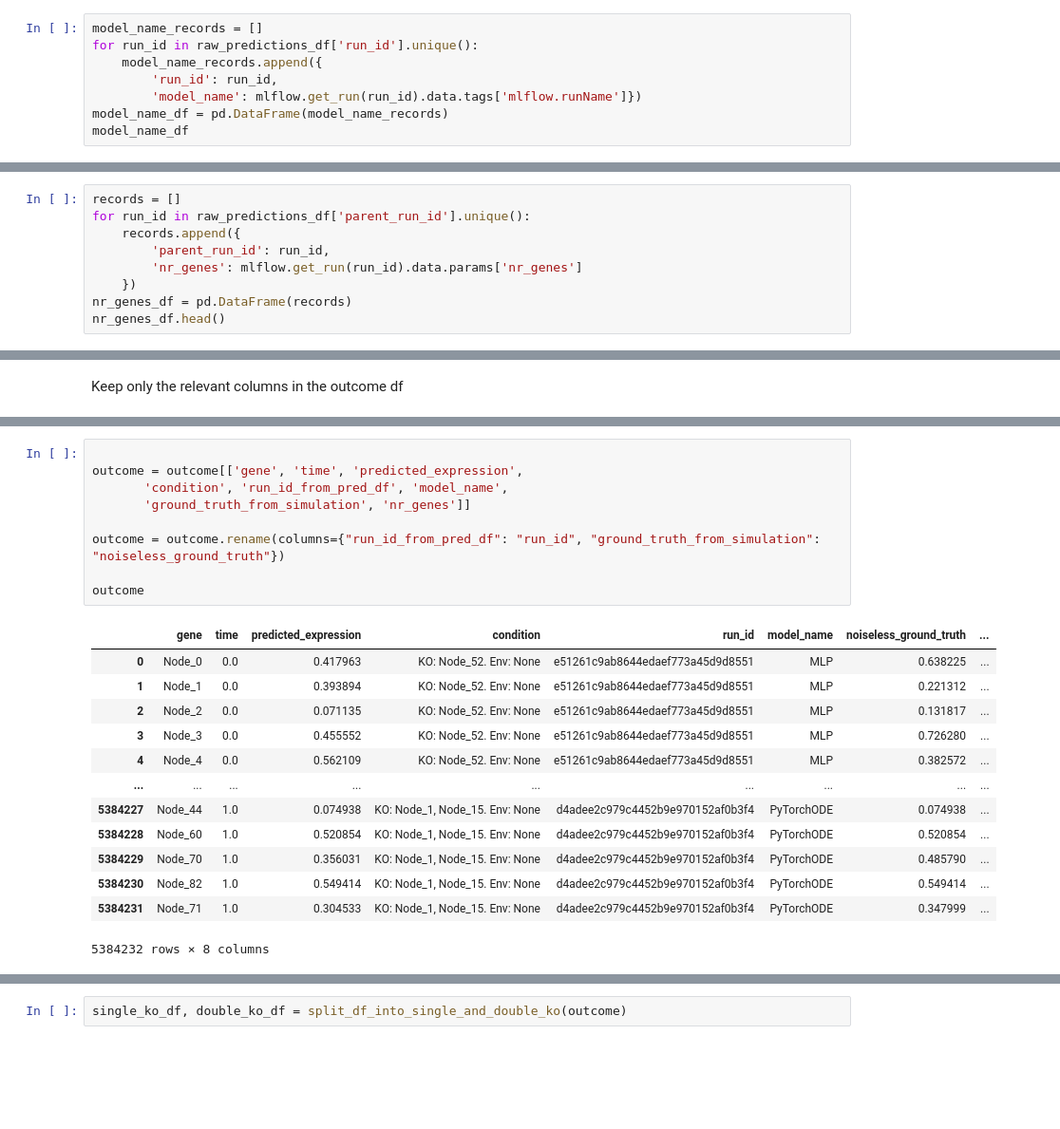
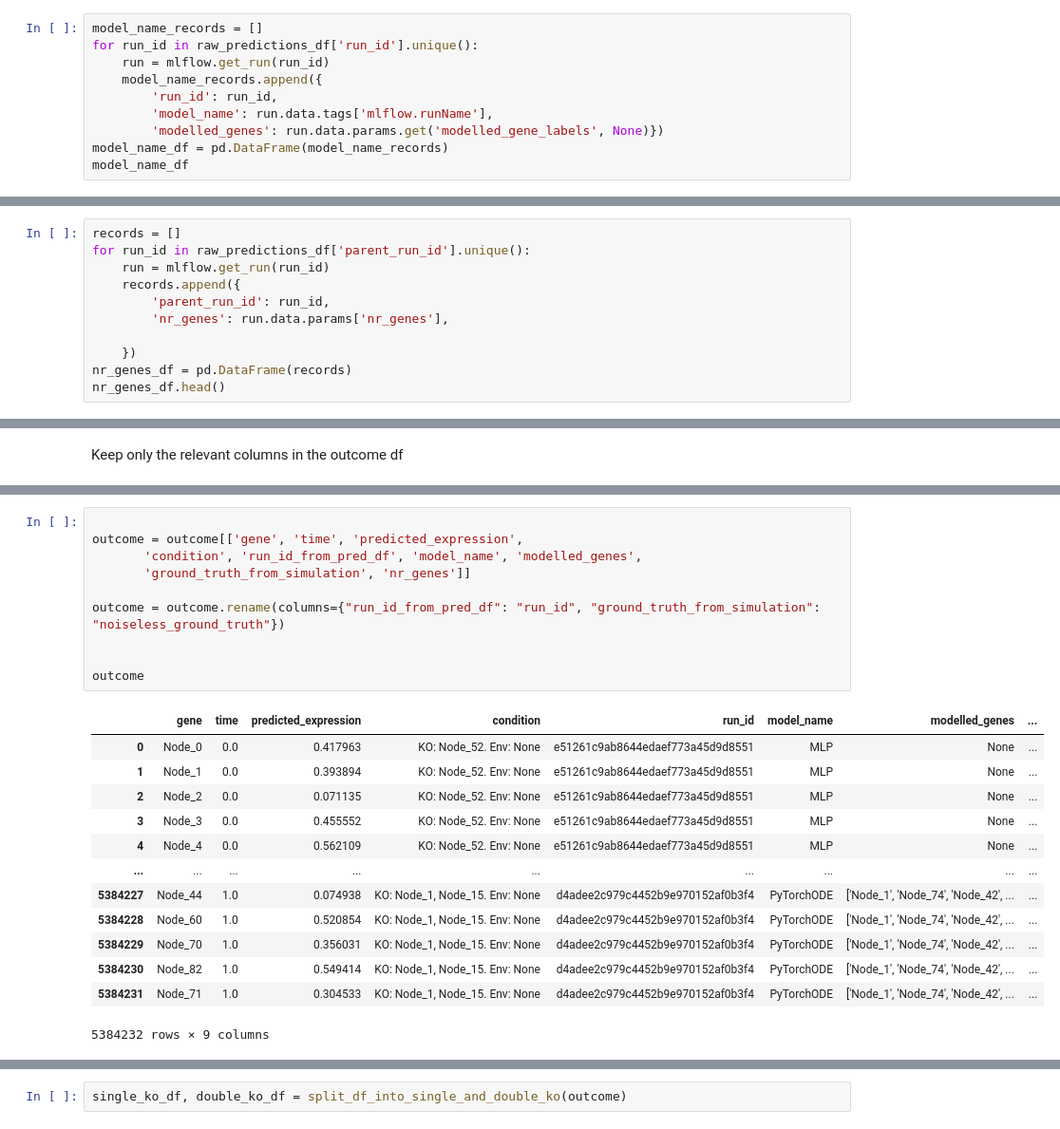
Before and after one commit to CropXR/HALCYON, a Jupyter notebook: notebooks/03_loading_and_plotting_from_mlflow_for_different_MM_sizes.ipynb, the cells around one changed output, grey strips where cells are left out. Shown at 95% size. Drawn from its saved outputs; the diff is of its cells as text; blank space fills up the shorter version.

```diff
--- a/notebooks/03_loading_and_plotting_from_mlflow_for_different_MM_sizes.ipynb
+++ b/notebooks/03_loading_and_plotting_from_mlflow_for_different_MM_sizes.ipynb
@@ -92,9 +92,11 @@ raw_predictions_df.head()
 # %%
 model_name_records = []
 for run_id in raw_predictions_df['run_id'].unique():
+    run = mlflow.get_run(run_id)
     model_name_records.append({
         'run_id': run_id,
-        'model_name': mlflow.get_run(run_id).data.tags['mlflow.runName']})
+        'model_name': run.data.tags['mlflow.runName'],
+        'modelled_genes': run.data.params.get('modelled_gene_labels', None)})
 model_name_df = pd.DataFrame(model_name_records)
 model_name_df
 # %% [output]
@@ -122,9 +124,11 @@ Add number of genes
 # %%
 records = []
 for run_id in raw_predictions_df['parent_run_id'].unique():
+    run = mlflow.get_run(run_id)
     records.append({
         'parent_run_id': run_id,
-        'nr_genes': mlflow.get_run(run_id).data.params['nr_genes']
+        'nr_genes': run.data.params['nr_genes'],
+
     })
 nr_genes_df = pd.DataFrame(records)
 nr_genes_df.head()
@@ -256,23 +246,24 @@ outcome
 # %%
 
 outcome = outcome[['gene', 'time', 'predicted_expression',
-       'condition', 'run_id_from_pred_df', 'model_name',
+       'condition', 'run_id_from_pred_df', 'model_name', 'modelled_genes',
        'ground_truth_from_simulation', 'nr_genes']]
 
 outcome = outcome.rename(columns={"run_id_from_pred_df": "run_id", "ground_truth_from_simulation": "noiseless_ground_truth"})
 
+
 outcome
 # %% [output]
-|  | gene | time | predicted_expression | condition | run_id | model_name | noiseless_ground_truth | ... |
-| 0 | Node_0 | 0.0 | 0.417963 | KO: Node_52. Env: None | e51261c9ab8644edaef773a45d9d8551 | MLP | 0.638225 | ... |
-| 1 | Node_1 | 0.0 | 0.393894 | KO: Node_52. Env: None | e51261c9ab8644edaef773a45d9d8551 | MLP | 0.221312 | ... |
-| 2 | Node_2 | 0.0 | 0.071135 | KO: Node_52. Env: None | e51261c9ab8644edaef773a45d9d8551 | MLP | 0.131817 | ... |
-| 3 | Node_3 | 0.0 | 0.455552 | KO: Node_52. Env: None | e51261c9ab8644edaef773a45d9d8551 | MLP | 0.726280 | ... |
-| 4 | Node_4 | 0.0 | 0.562109 | KO: Node_52. Env: None | e51261c9ab8644edaef773a45d9d8551 | MLP | 0.382572 | ... |
+|  | gene | time | predicted_expression | condition | run_id | model_name | modelled_genes | ... |
+| 0 | Node_0 | 0.0 | 0.417963 | KO: Node_52. Env: None | e51261c9ab8644edaef773a45d9d8551 | MLP | None | ... |
+| 1 | Node_1 | 0.0 | 0.393894 | KO: Node_52. Env: None | e51261c9ab8644edaef773a45d9d8551 | MLP | None | ... |
+| 2 | Node_2 | 0.0 | 0.071135 | KO: Node_52. Env: None | e51261c9ab8644edaef773a45d9d8551 | MLP | None | ... |
+| 3 | Node_3 | 0.0 | 0.455552 | KO: Node_52. Env: None | e51261c9ab8644edaef773a45d9d8551 | MLP | None | ... |
+| 4 | Node_4 | 0.0 | 0.562109 | KO: Node_52. Env: None | e51261c9ab8644edaef773a45d9d8551 | MLP | None | ... |
 | ... | ... | ... | ... | ... | ... | ... | ... | ... |
-| 5384227 | Node_44 | 1.0 | 0.074938 | KO: Node_1, Node_15. Env: None | d4adee2c979c4452b9e970152af0b3f4 | PyTorchODE | 0.074938 | ... |
-| 5384228 | Node_60 | 1.0 | 0.520854 | KO: Node_1, Node_15. Env: None | d4adee2c979c4452b9e970152af0b3f4 | PyTorchODE | 0.520854 | ... |
-| 5384229 | Node_70 | 1.0 | 0.356031 | KO: Node_1, Node_15. Env: None | d4adee2c979c4452b9e970152af0b3f4 | PyTorchODE | 0.485790 | ... |
-| 5384230 | Node_82 | 1.0 | 0.549414 | KO: Node_1, Node_15. Env: None | d4adee2c979c4452b9e970152af0b3f4 | PyTorchODE | 0.549414 | ... |
-| 5384231 | Node_71 | 1.0 | 0.304533 | KO: Node_1, Node_15. Env: None | d4adee2c979c4452b9e970152af0b3f4 | PyTorchODE | 0.347999 | ... |
+| 5384227 | Node_44 | 1.0 | 0.074938 | KO: Node_1, Node_15. Env: None | d4adee2c979c4452b9e970152af0b3f4 | PyTorchODE | ['Node_1', 'Node_74', 'Node_42', ... | ... |
+| 5384228 | Node_60 | 1.0 | 0.520854 | KO: Node_1, Node_15. Env: None | d4adee2c979c4452b9e970152af0b3f4 | PyTorchODE | ['Node_1', 'Node_74', 'Node_42', ... | ... |
+| 5384229 | Node_70 | 1.0 | 0.356031 | KO: Node_1, Node_15. Env: None | d4adee2c979c4452b9e970152af0b3f4 | PyTorchODE | ['Node_1', 'Node_74', 'Node_42', ... | ... |
+| 5384230 | Node_82 | 1.0 | 0.549414 | KO: Node_1, Node_15. Env: None | d4adee2c979c4452b9e970152af0b3f4 | PyTorchODE | ['Node_1', 'Node_74', 'Node_42', ... | ... |
+| 5384231 | Node_71 | 1.0 | 0.304533 | KO: Node_1, Node_15. Env: None | d4adee2c979c4452b9e970152af0b3f4 | PyTorchODE | ['Node_1', 'Node_74', 'Node_42', ... | ... |
-5384232 rows × 8 columns
+5384232 rows × 9 columns
```
Also changed, not shown: parts of 25 cells of this notebook.
